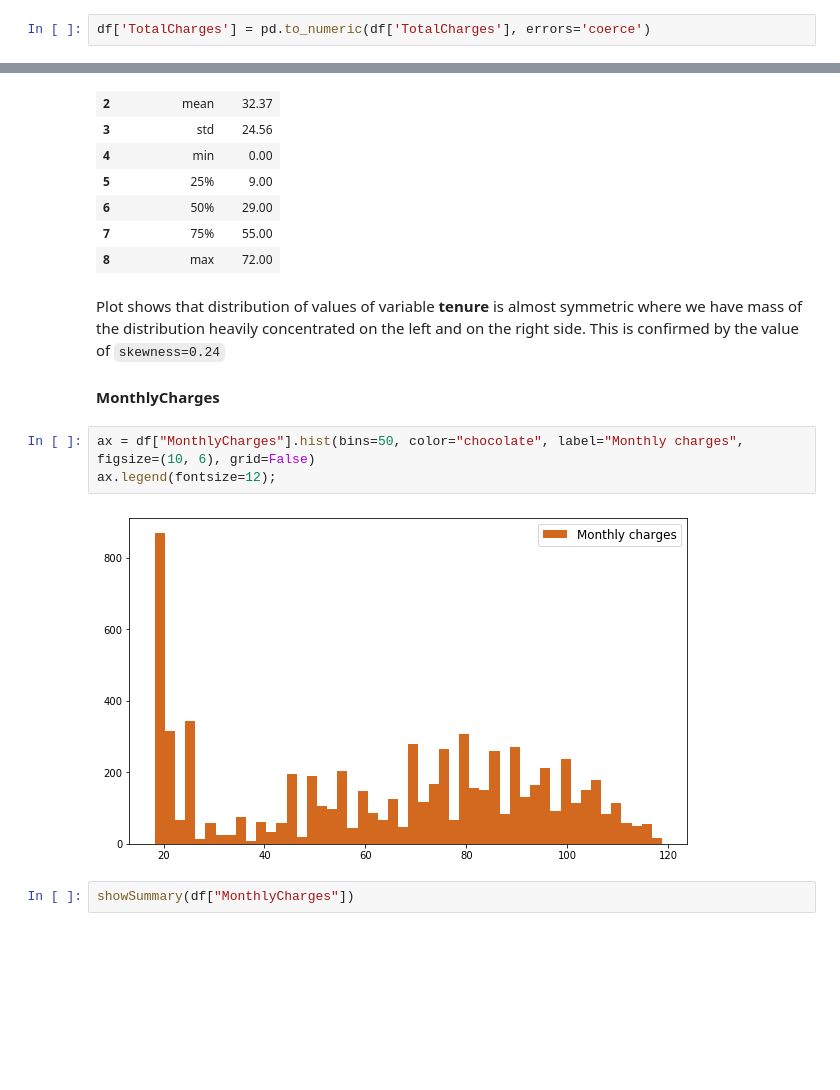
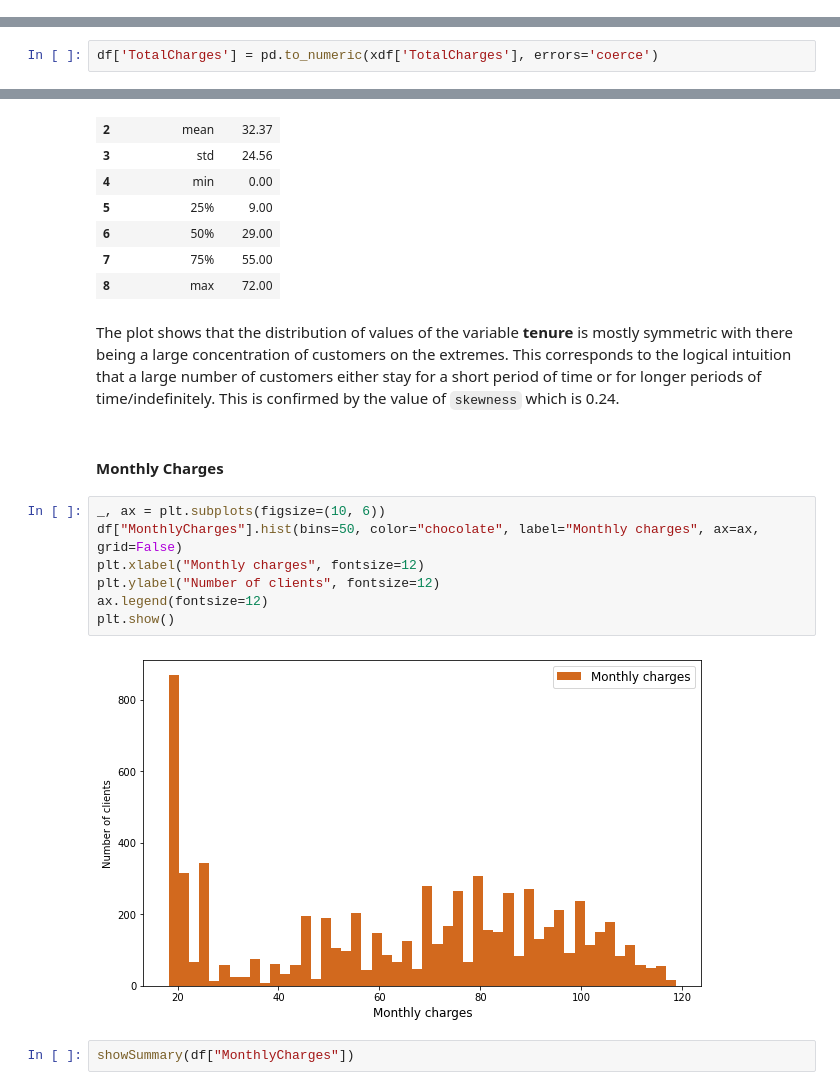
Before and after one commit to lucienwalewski/cse204project, a Jupyter notebook: src/main.ipynb, the cells around one changed output, grey strips where cells are left out. Drawn from its saved outputs; the diff is of its cells as text; blank space fills up the shorter version.

```diff
--- a/src/main.ipynb
+++ b/src/main.ipynb
@@ -81,2 +82,0 @@ It seems that we should convert variable **TotalCharges** from Object into float
-# %%
-df['TotalCharges'] = pd.to_numeric(df['TotalCharges'], errors='coerce')
@@ -164,0 +133,2 @@ dtype: object
+# %%
+df['TotalCharges'] = pd.to_numeric(xdf['TotalCharges'], errors='coerce')
@@ -233,14 +215,18 @@ showSummary(df["tenure"])
 | 7 | 75% | 55.00 |
 | 8 | max | 72.00 |
 # %% [markdown]
-Plot shows that distribution of values of variable **tenure** is almost symmetric where we have mass of the distribution heavily concentrated on the left and on the right side. This is confirmed by the value of `skewness=0.24`
+The plot shows that the distribution of values of the variable **tenure** is mostly symmetric with there being a large concentration of customers on the extremes. This corresponds to the logical intuition that a large number of customers either stay for a short period of time or for longer periods of time/indefinitely. This is confirmed by the value of `skewness` which is 0.24.
-# %% [markdown]
-**MonthlyCharges**
+# %% [markdown]
+#### Monthly Charges
 # %%
-ax = df["MonthlyCharges"].hist(bins=50, color="chocolate", label="Monthly charges", figsize=(10, 6), grid=False)
-ax.legend(fontsize=12);
+_, ax = plt.subplots(figsize=(10, 6))
+df["MonthlyCharges"].hist(bins=50, color="chocolate", label="Monthly charges", ax=ax, grid=False)
+plt.xlabel("Monthly charges", fontsize=12)
+plt.ylabel("Number of clients", fontsize=12)
+ax.legend(fontsize=12)
+plt.show()
 # %% [output]
-[figure, old version]
+[figure, new version]
 # %%
 showSummary(df["MonthlyCharges"])
 # %% [output]
```
Also changed, not shown: parts of 73 cells of this notebook, 7 other files.
